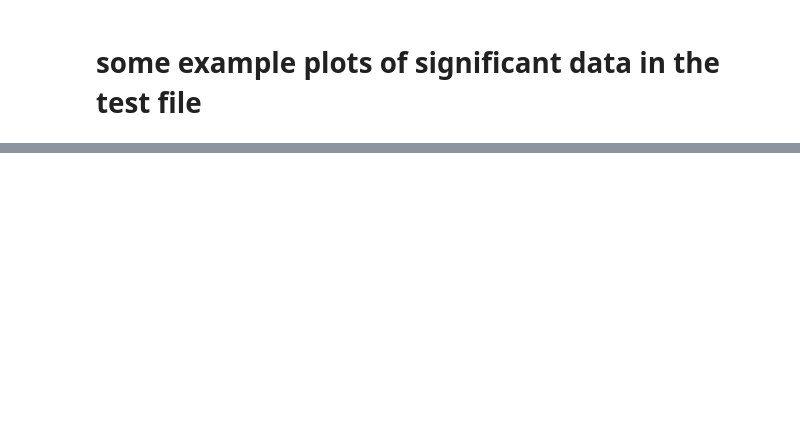
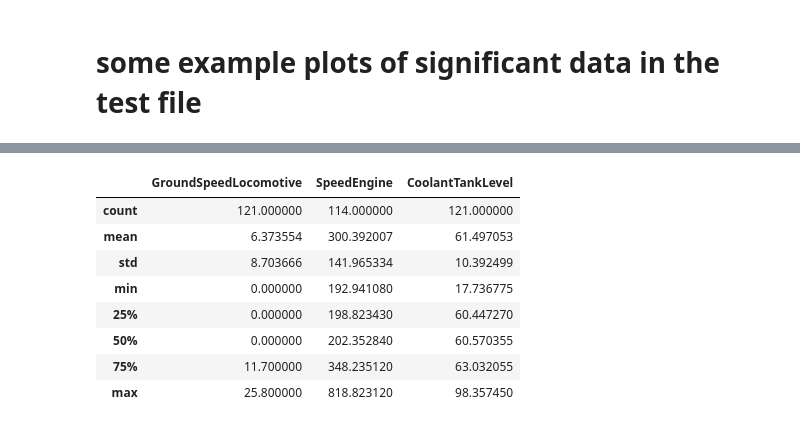
Before and after one commit to tonyroy/long-test, a Jupyter notebook: long.ipynb, the cells around one changed output, grey strips where cells are left out. Saved outputs shown, nothing was run; the diff lists cells and outputs as text; code cells hidden in the pictures; blank space fills up the shorter version.

```diff
--- a/long.ipynb
+++ b/long.ipynb
@@ -92,0 +151,12 @@ pdata.plot( kind="line", y='CoolantTankLevel')
+# %%
+pdata[['GroundSpeedLocomotive','SpeedEngine','CoolantTankLevel']].describe()
+# %% [output]
+|  | GroundSpeedLocomotive | SpeedEngine | CoolantTankLevel |
+| count | 121.000000 | 114.000000 | 121.000000 |
+| mean | 6.373554 | 300.392007 | 61.497053 |
+| std | 8.703666 | 141.965334 | 10.392499 |
+| min | 0.000000 | 192.941080 | 17.736775 |
+| 25% | 0.000000 | 198.823430 | 60.447270 |
+| 50% | 0.000000 | 202.352840 | 60.570355 |
+| 75% | 11.700000 | 348.235120 | 63.032055 |
+| max | 25.800000 | 818.823120 | 98.357450 |
```
Also changed, not shown: parts of 12 cells of this notebook.
